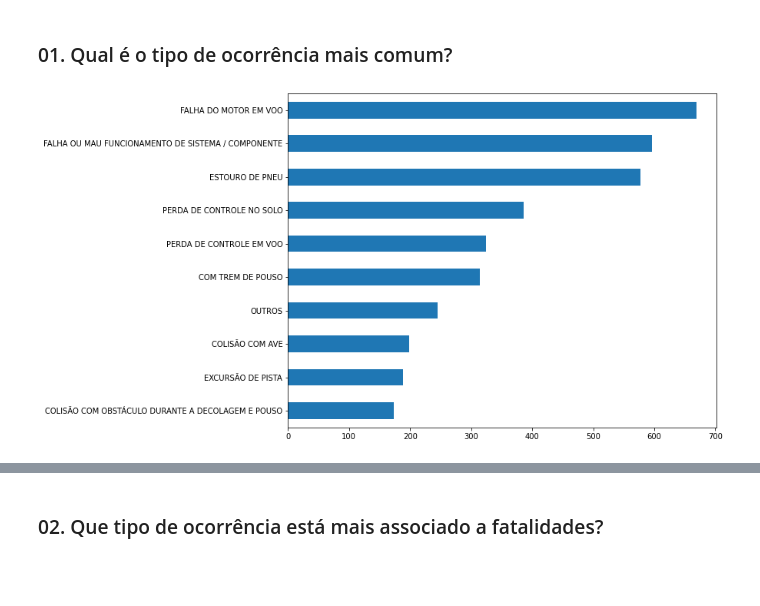
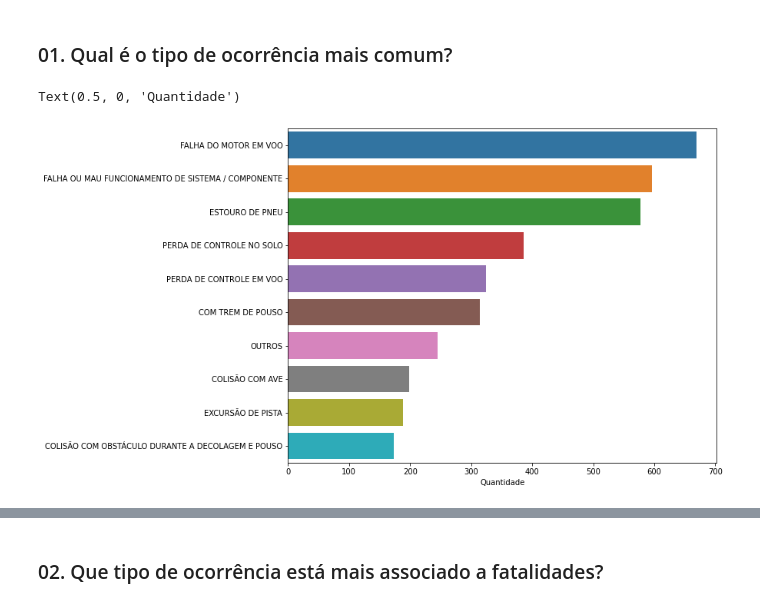
Before and after one commit to leandrolazaro/Asymmetrical_traveler_postman-TP2-AEDS1-UFV, a Jupyter notebook: cenipa.ipynb, the cells around one changed output, grey strips where cells are left out. Drawn from its saved outputs; the diff is of its cells as text; code cells hidden in the pictures; blank space fills up the shorter version.

```diff
--- a/cenipa.ipynb
+++ b/cenipa.ipynb
@@ -75,11 +165,12 @@ df_ocorrencia.drop(
 20. Qual a taxa de acidentes em relação ao ano de fabricação das aeronaves? <br />
 # %% [markdown]
 ### 01. Qual é o tipo de ocorrência mais comum?
-# %%
-ocorrencia_tipo_count = df_ocorrencia_tipo["ocorrencia_tipo"].value_counts()
-
-ax = ocorrencia_tipo_count[:10].plot.barh(figsize=(10, 8))
-ax.invert_yaxis()
-# %% [output]
-[figure, removed]
+# %%
+ocorrencia_tipo_count = df_ocorrencia_tipo["ocorrencia_tipo"].value_counts()
+plt.figure(figsize=(10,8))
+ax = sns.barplot(y=ocorrencia_tipo_count[:10].index, x=ocorrencia_tipo_count[:10], orient='h')
+ax.set_xlabel('Quantidade')
+# %% [output]
+Text(0.5, 0, 'Quantidade')
+[figure, added]
 # %% [markdown]
```
Also changed, not shown: parts of 21 cells of this notebook.
